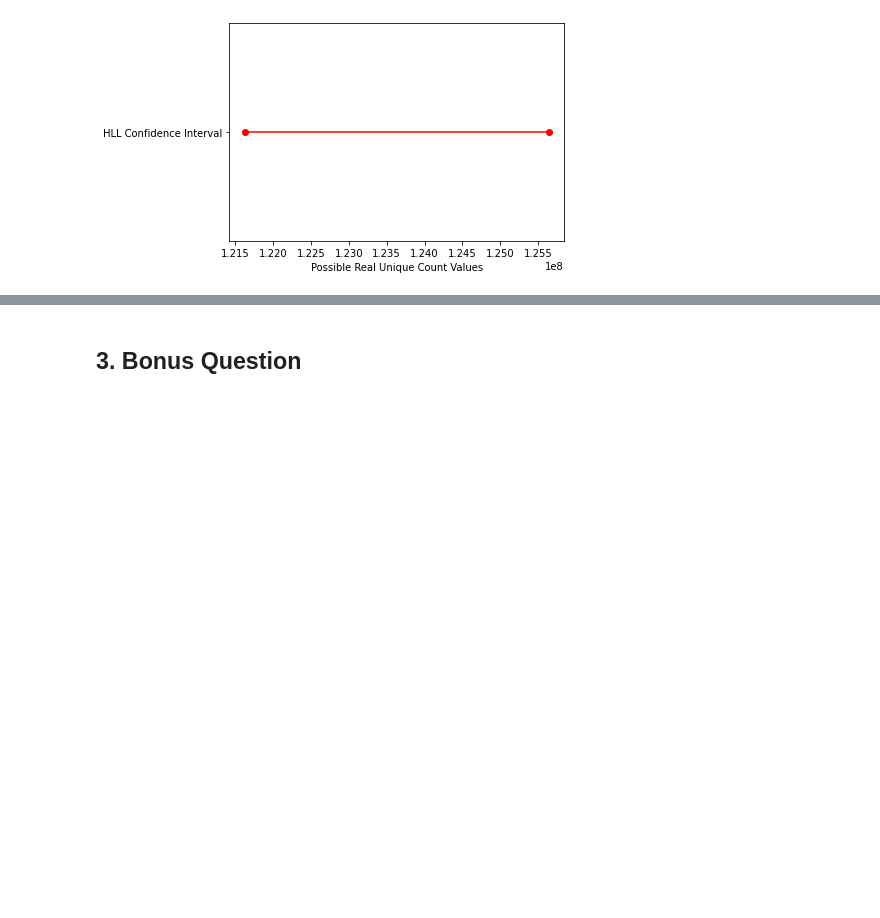
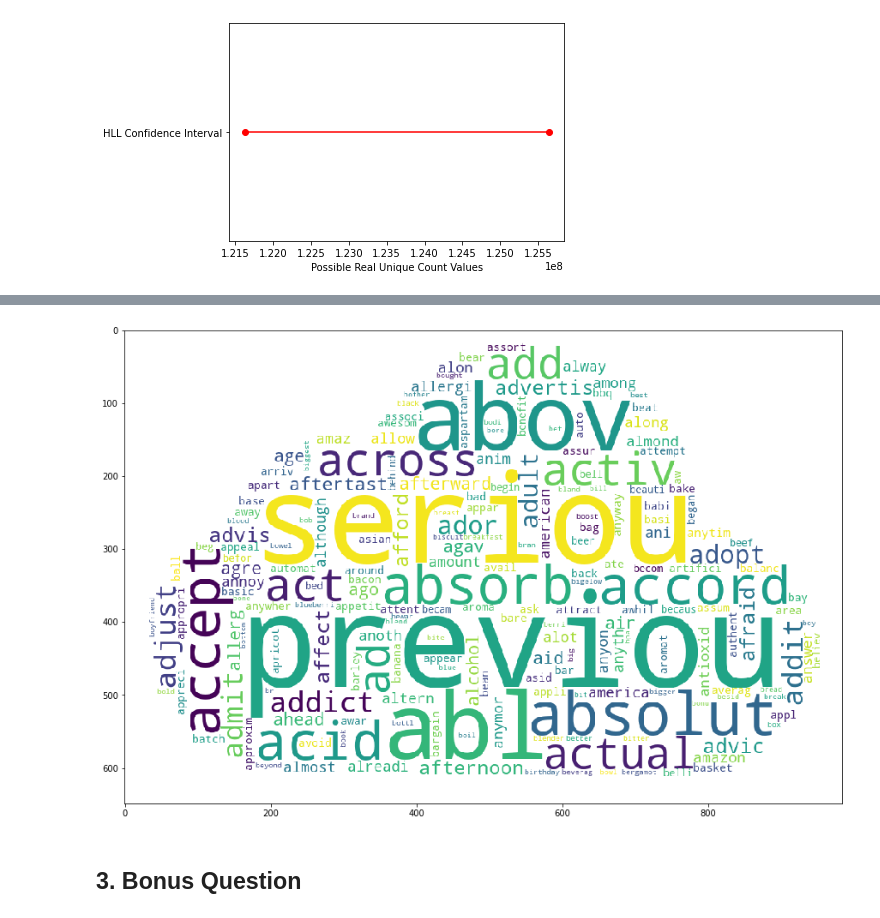
Before and after one commit to JuanMataNaranjo/ADM-HW4, a Jupyter notebook: main.ipynb, the cells around one changed output, grey strips where cells are left out. Saved outputs shown, nothing was run; the diff lists cells and outputs as text; code cells hidden in the pictures; blank space fills up the shorter version.

```diff
--- a/main.ipynb
+++ b/main.ipynb
@@ -98,3 +298,16 @@ plt.show();
+# %%
+def create_word_cloud(string):
+    maskArray = npy.array(Image.open("mask.jpg"))
+    cloud = WordCloud(background_color = "white", max_words = 200, mask = maskArray, stopwords = set(STOPWORDS))
+    cloud.generate(string)
+    #cloud.to_file("wordCloud.png")
+    plt.figure(figsize=(15,15))
+    plt.imshow(cloud)
+# %%
+# We have not done this part, this is just the plot for Vocabulary
+create_word_cloud(" ".join(vocabulary))
+# %% [output]
+[figure, added]
 # %% [markdown]
 ## 3. Bonus Question
 # %%
```
Also changed, not shown: parts of 22 cells of this notebook.
